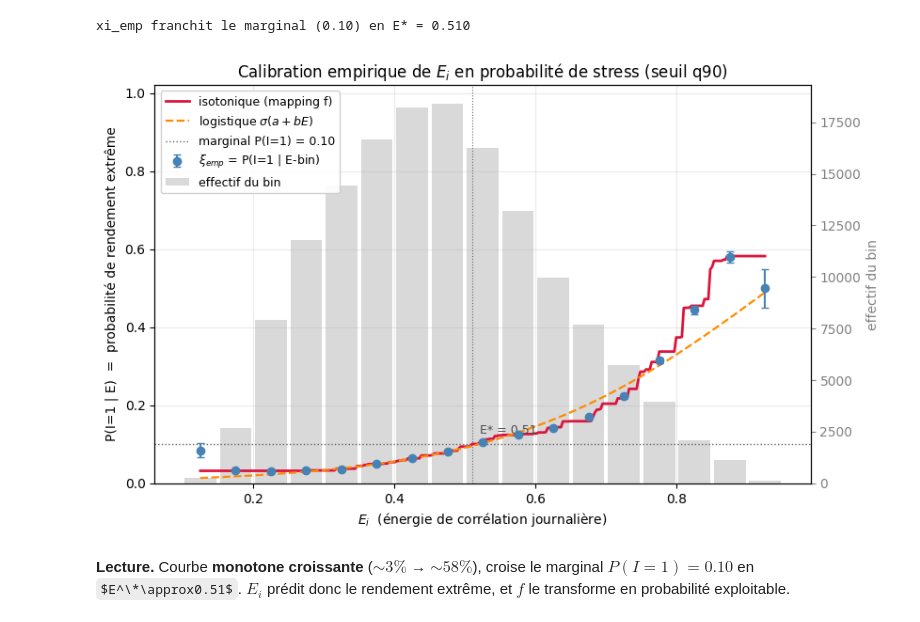
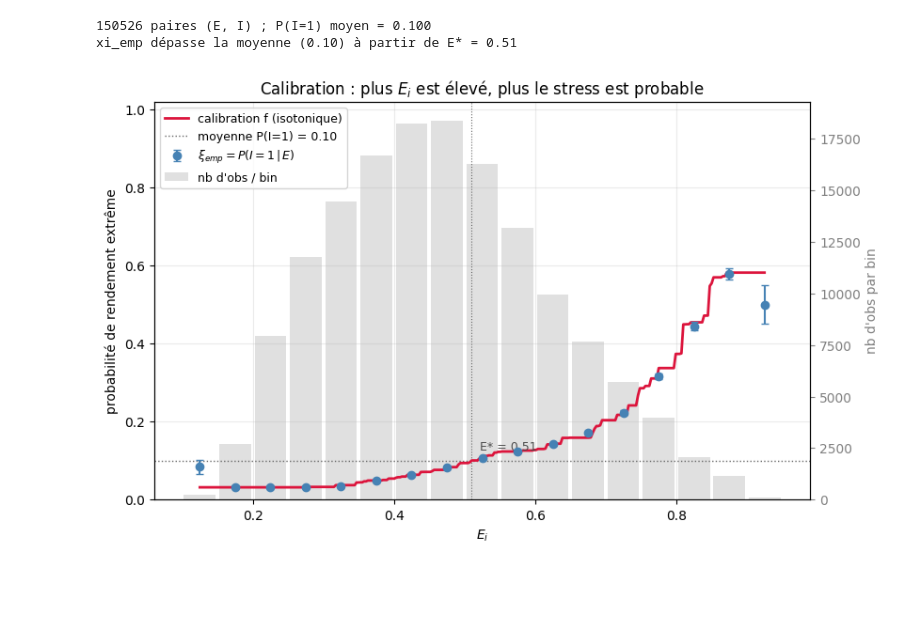
Before and after one commit to theodore34/contagion, a Jupyter notebook: notebooks/article.ipynb, the cells around one changed output. Saved outputs shown, nothing was run; the diff lists cells and outputs as text; code cells hidden in the pictures; some formulas as TeX source; blank space fills up the shorter version.

```diff
--- a/notebooks/article.ipynb
+++ b/notebooks/article.ipynb
@@ -55,38 +97,33 @@ P(I=1) marginal = 0.0999  (attendu ~0.10)
 # %%
-cur  = mp.curve
+mp  = analysis.build_mapping(ctx, q=0.90, kind='isotonic')
+cur = mp.curve
 grid = np.linspace(cur['centers'].min(), cur['centers'].max(), 300)
-E_star = proxy.crossing(grid, mp.iso(grid), mp.marginal)
-print(f"xi_emp franchit le marginal ({mp.marginal:.2f}) en E* = {E_star:.3f}")
+E_star = analysis.crossing(grid, mp.iso(grid), mp.marginal)
+print(f"{mp.Ev.size} paires (E, I) ; P(I=1) moyen = {mp.marginal:.3f}")
+print(f"xi_emp dépasse la moyenne ({mp.marginal:.2f}) à partir de E* = {E_star:.2f}")
 
 fig, ax = plt.subplots(figsize=(9, 5.5))
 axb = ax.twinx()
-axb.bar(cur['centers'], cur['n'], width=0.045, color='0.85', zorder=0, label='effectif du bin')
-axb.set_ylabel('effectif du bin', color='0.5'); axb.tick_params(axis='y', colors='0.5')
+axb.bar(cur['centers'], cur['n'], width=0.045, color='0.88', zorder=0, label='nb d\'obs / bin')
+axb.set_ylabel("nb d'obs par bin", color='0.5'); axb.tick_params(axis='y', colors='0.5')
 axb.set_zorder(0); ax.set_zorder(1); ax.patch.set_visible(False)
 
 ax.errorbar(cur['centers'], cur['p'], yerr=cur['se'], fmt='o', ms=6, color='steelblue',
-            ecolor='steelblue', capsize=3, zorder=4, label=r'$\xi_{emp}$ = P(I=1 | E-bin)')
-ax.plot(grid, mp.iso(grid), color='crimson', lw=2, zorder=3, label='isotonique (mapping f)')
-ax.plot(grid, mp.log(grid), color='darkorange', lw=1.6, ls='--', zorder=3,
-        label=r'logistique $\sigma(a+bE)$')
+            ecolor='steelblue', capsize=3, zorder=4, label=r'$\xi_{emp}=P(I=1\,|\,E)$')
+ax.plot(grid, mp.iso(grid), color='crimson', lw=2, zorder=3, label='calibration f (isotonique)')
 ax.axhline(mp.marginal, color='0.4', lw=1, ls=':', zorder=2,
-           label=f'marginal P(I=1) = {mp.marginal:.2f}')
+           label=f'moyenne P(I=1) = {mp.marginal:.2f}')
 if E_star is not None:
     ax.axvline(E_star, color='0.4', lw=0.8, ls=':', zorder=2)
     ax.annotate(f'E* = {E_star:.2f}', (E_star, mp.marginal), textcoords='offset points',
                 xytext=(6, 8), fontsize=9, color='0.3')
-
-ax.set_xlabel(r'$E_i$  (énergie de corrélation journalière)')
-ax.set_ylabel(r'P(I=1 | E)  =  probabilité de rendement extrême')
-ax.set_title(r'Calibration empirique de $E_i$ en probabilité de stress (seuil q90)')
+ax.set_xlabel(r'$E_i$'); ax.set_ylabel('probabilité de rendement extrême')
+ax.set_title(r'Calibration : plus $E_i$ est élevé, plus le stress est probable')
 ax.set_ylim(0, max(1.0, cur['p'].max() + cur['se'].max()) * 1.02); ax.grid(alpha=0.25)
 h1, l1 = ax.get_legend_handles_labels(); h2, l2 = axb.get_legend_handles_labels()
-ax.legend(h1 + h2, l1 + l2, loc='upper left', fontsize=9, framealpha=0.9)
+ax.legend(h1 + h2, l1 + l2, loc='upper left', fontsize=9)
 plt.show()
 # %% [output]
-xi_emp franchit le marginal (0.10) en E* = 0.510
+150526 paires (E, I) ; P(I=1) moyen = 0.100
+xi_emp dépasse la moyenne (0.10) à partir de E* = 0.51
-[figure, old version]
+[figure, new version]
-# %% [markdown]
-**Lecture.** Courbe **monotone croissante** ($\sim\!3\%$ → $\sim\!58\%$), croise
-le marginal $P(I=1)=0.10$ en $E^\*\approx0.51$. $E_i$ prédit donc le rendement
-extrême, et $f$ le transforme en probabilité exploitable.
```
Also changed, not shown: parts of 20 cells of this notebook, 56 other files.
